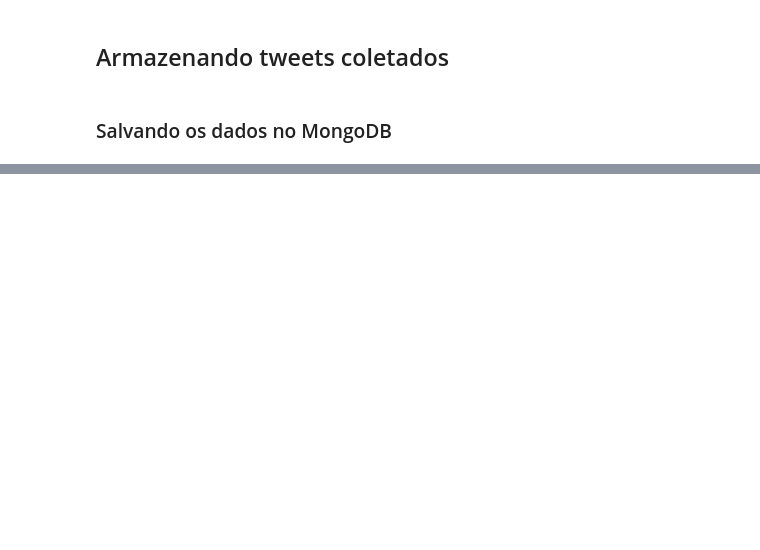
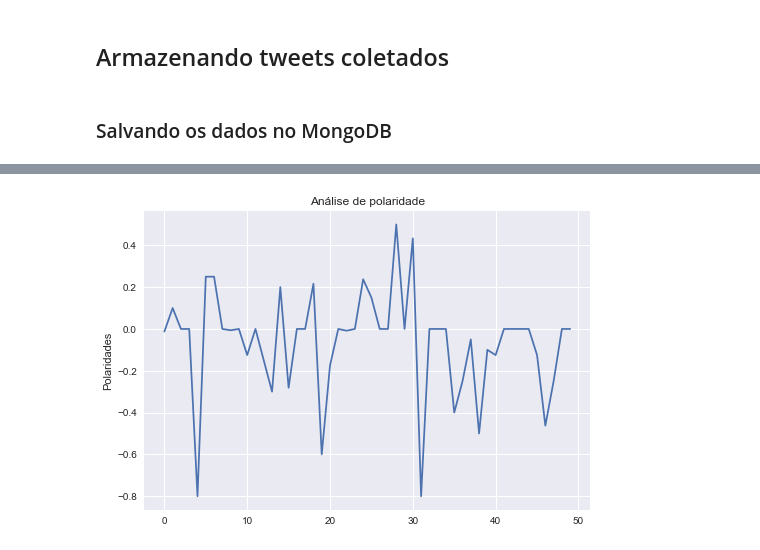
Before and after one commit to JuliaTeresaSantos/Data-Challenge---Banco-Carrefour, a Jupyter notebook: coletor_tweets_keyword.ipynb, the cells around one changed output, grey strips where cells are left out. Drawn from its saved outputs; the diff is of its cells as text; code cells hidden in the pictures; blank space fills up the shorter version.

```diff
--- a/coletor_tweets_keyword.ipynb
+++ b/coletor_tweets_keyword.ipynb
@@ -108,0 +118,4 @@ print(i)
+# %%
+# criando um dataframe com apenas as colunas selecionadas
+dfFinal = polaridades.filter(items=polaridadesRes)
+dfFinal.head()
@@ -108,0 +133,2 @@ print(i)
+# %%
+dfContat=dfFinal.assign(Polarity=tweets_score)
@@ -108,0 +157,13 @@ print(i)
+# %%
+n = dfContat['user.screen_name']
+p = dfContat['Polarity']
+# %%
+plt.style.use('seaborn')
+# %%
+plt.style.use('seaborn')
+plt.plot(p)
+plt.title('Análise de polaridade')
+plt.ylabel('Polaridades')
+plt.show()
+# %% [output]
+[figure, added]
```
Also changed, not shown: parts of 32 cells of this notebook.
